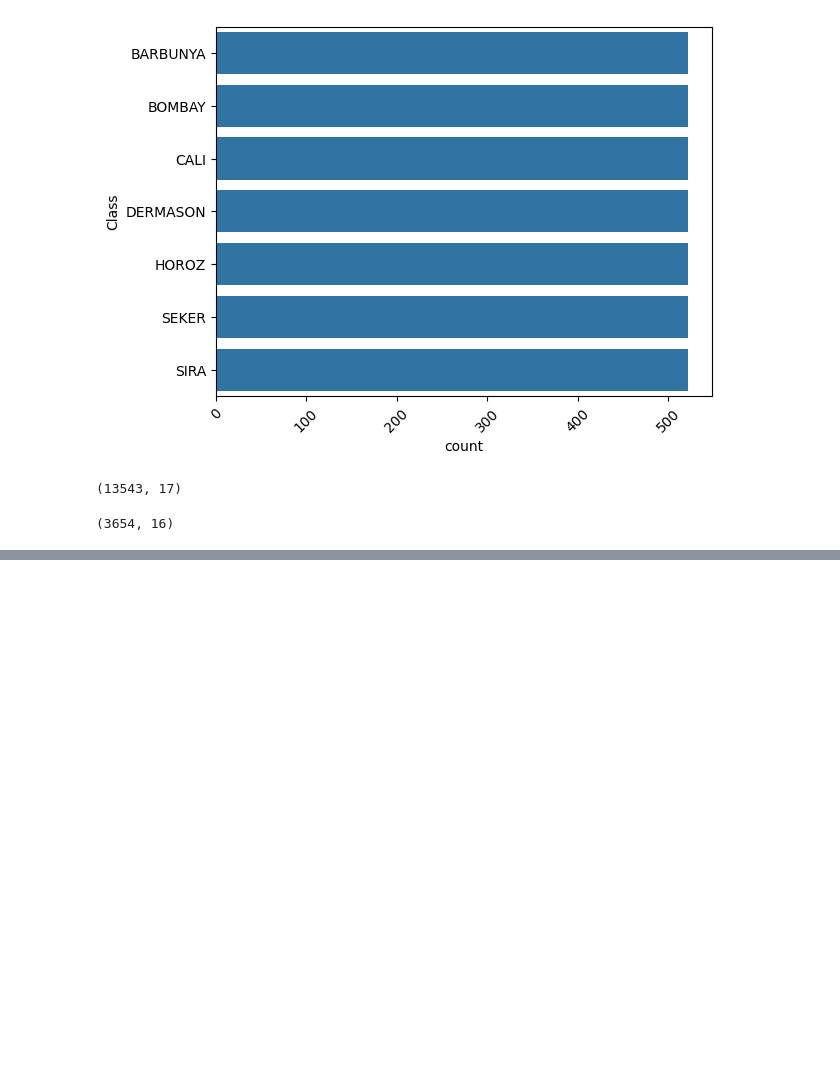
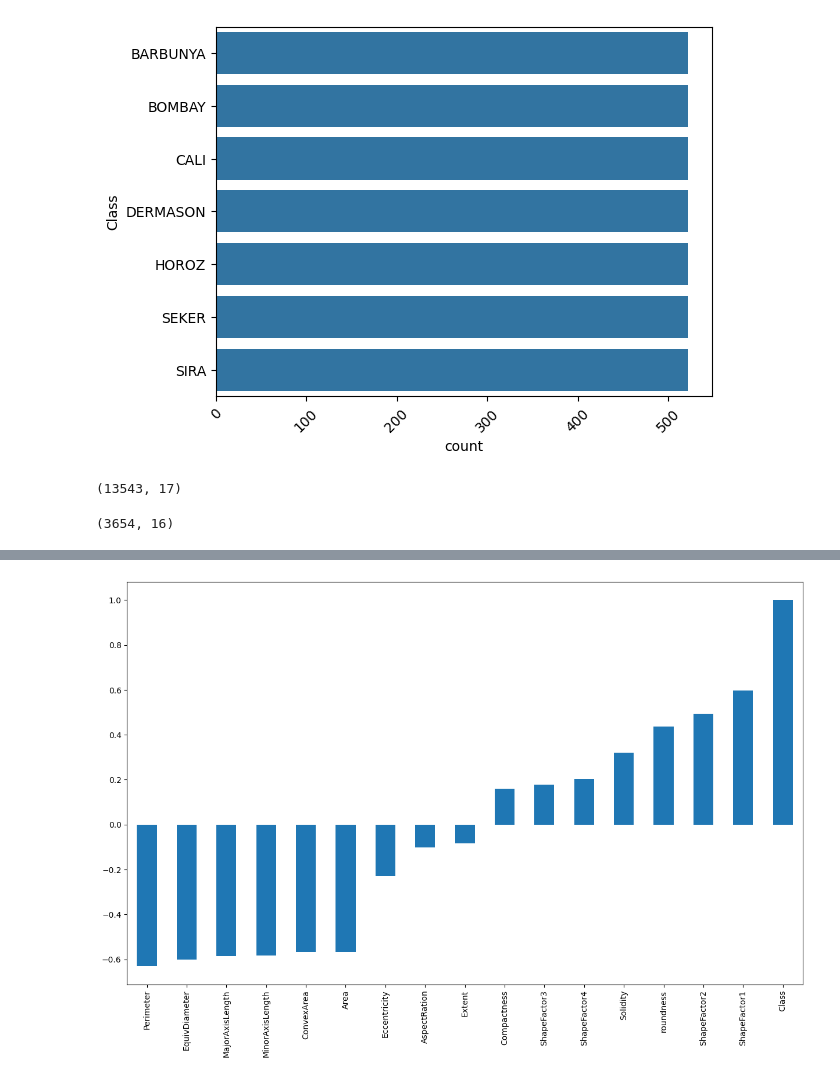
Before and after one commit to cesarmayta/BOOTCAMP_DSG1, a Jupyter notebook: dia1/07_regresion_logistica_multiclase.ipynb, the cells around one changed output, grey strips where cells are left out. Saved outputs shown, nothing was run; the diff lists cells and outputs as text; code cells hidden in the pictures; blank space fills up the shorter version.

```diff
--- a/dia1/07_regresion_logistica_multiclase.ipynb
+++ b/dia1/07_regresion_logistica_multiclase.ipynb
@@ -119,0 +126,3 @@ X_over.shape
+# %%
+y_over.replace(['BARBUNYA', 'BOMBAY', 'CALI', 'DERMASON', 'HOROZ', 'SEKER', 'SIRA'],[1,2,3,4,5,6,7],inplace=True)
+list(np.unique(y_over))
@@ -119,0 +133,3 @@ X_over.shape
+# %%
+df_corr = X_over
+df_corr['Class'] = y_over
@@ -119,0 +152,6 @@ X_over.shape
+# %%
+fig = plt.figure(figsize=(15,9))
+df_corr.corr()['Class'].sort_values(ascending=True).plot(kind='bar')
+plt.show()
+# %% [output]
+[figure, added]
```
Also changed, not shown: parts of 16 cells of this notebook.
